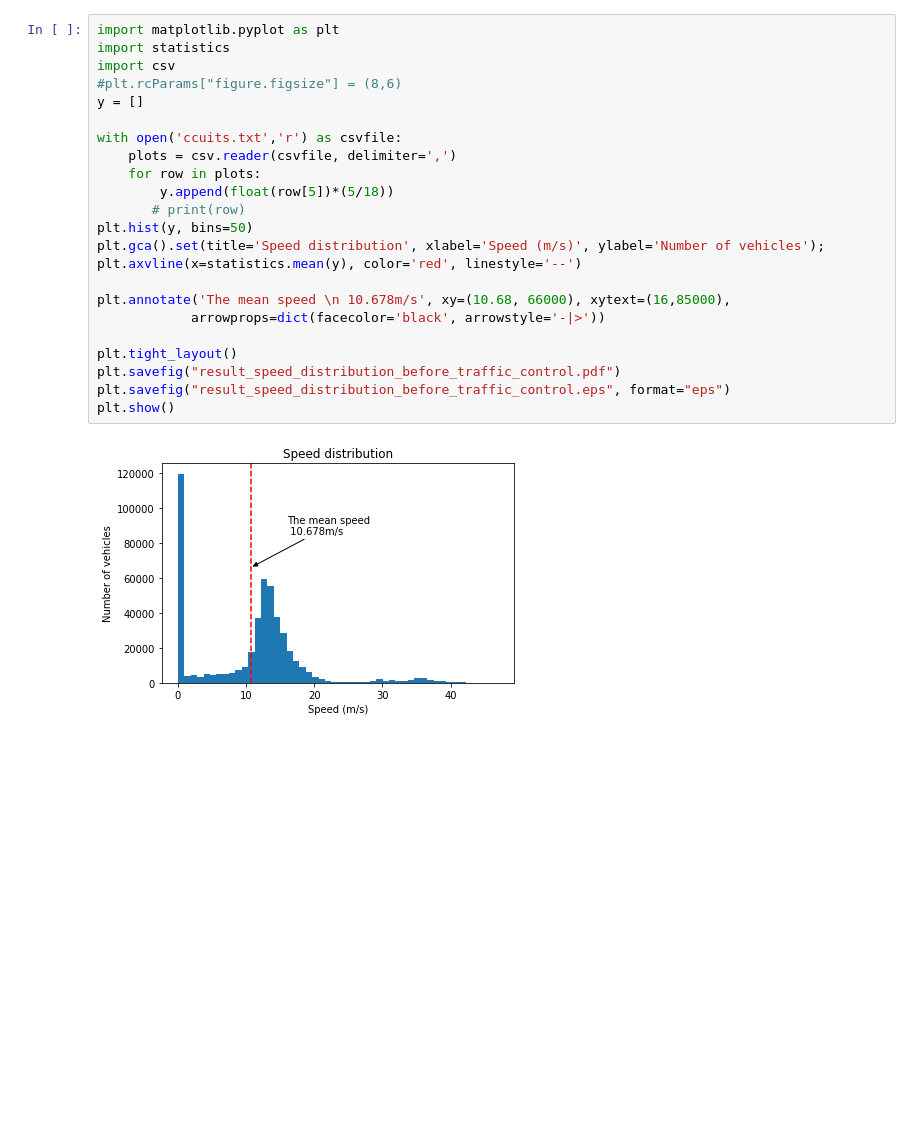
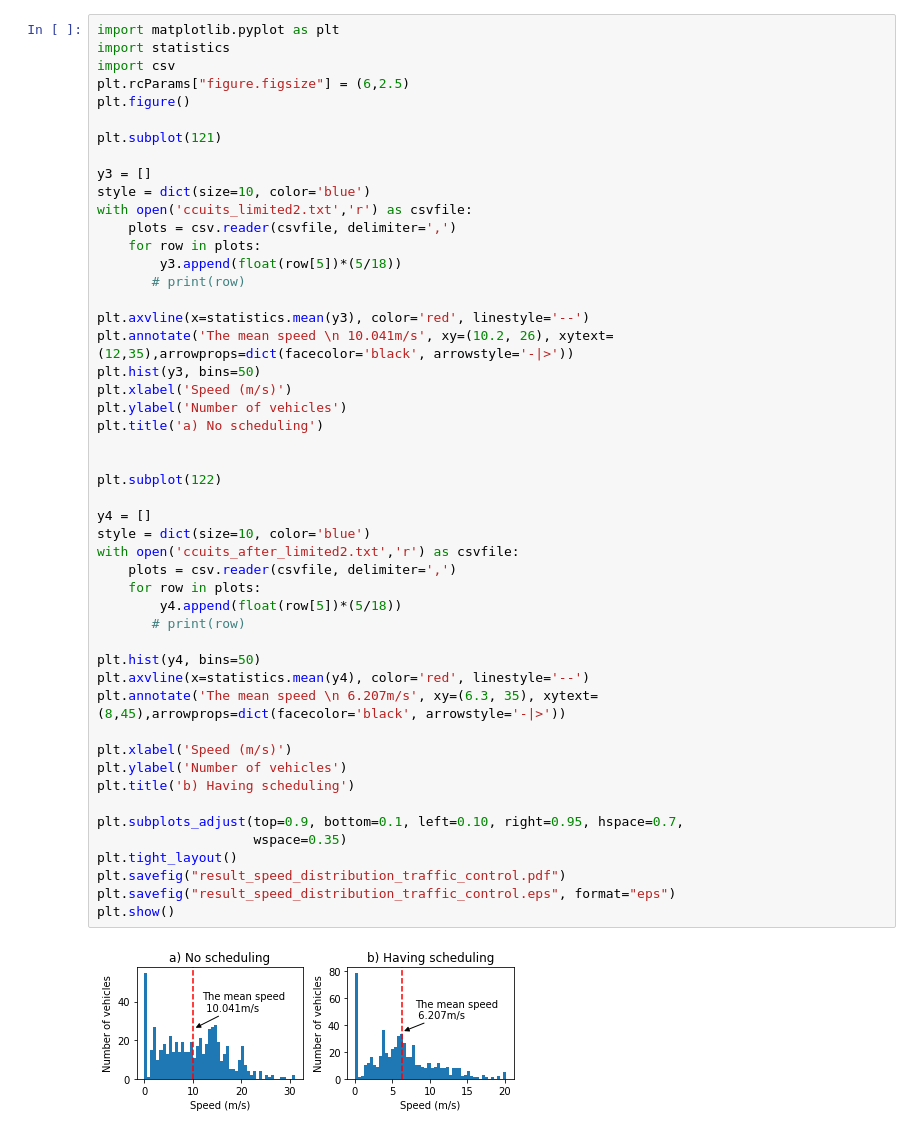
Before and after one commit to tuonglinhhm/EVPathPlanning, a Jupyter notebook: Draw.ipynb, the cells around one changed output. Drawn from its saved outputs; the diff is of its cells as text; blank space fills up the shorter version.

```diff
--- a/Draw.ipynb
+++ b/Draw.ipynb
@@ -60,25 +342,51 @@ The PostScript backend does not support transparency; partially transparent arti
 # %%
 import matplotlib.pyplot as plt
 import statistics
 import csv
-#plt.rcParams["figure.figsize"] = (8,6)
-y = []
+plt.rcParams["figure.figsize"] = (6,2.5)
+plt.figure()
 
-with open('ccuits.txt','r') as csvfile:
+plt.subplot(121)
+
+y3 = []
+style = dict(size=10, color='blue')
+with open('ccuits_limited2.txt','r') as csvfile:
     plots = csv.reader(csvfile, delimiter=',')
     for row in plots:
-        y.append(float(row[5])*(5/18))
+        y3.append(float(row[5])*(5/18))
        # print(row)
-plt.hist(y, bins=50)
-plt.gca().set(title='Speed distribution', xlabel='Speed (m/s)', ylabel='Number of vehicles');
-plt.axvline(x=statistics.mean(y), color='red', linestyle='--')
 
-plt.annotate('The mean speed \n 10.678m/s', xy=(10.68, 66000), xytext=(16,85000),
-            arrowprops=dict(facecolor='black', arrowstyle='-|>'))
+plt.axvline(x=statistics.mean(y3), color='red', linestyle='--')
+plt.annotate('The mean speed \n 10.041m/s', xy=(10.2, 26), xytext=(12,35),arrowprops=dict(facecolor='black', arrowstyle='-|>'))
+plt.hist(y3, bins=50)
+plt.xlabel('Speed (m/s)')
+plt.ylabel('Number of vehicles')
+plt.title('a) No scheduling')
 
+
+plt.subplot(122)
+
+y4 = []
+style = dict(size=10, color='blue')
+with open('ccuits_after_limited2.txt','r') as csvfile:
+    plots = csv.reader(csvfile, delimiter=',')
+    for row in plots:
+        y4.append(float(row[5])*(5/18))
+       # print(row)
+
+plt.hist(y4, bins=50)
+plt.axvline(x=statistics.mean(y4), color='red', linestyle='--')
+plt.annotate('The mean speed \n 6.207m/s', xy=(6.3, 35), xytext=(8,45),arrowprops=dict(facecolor='black', arrowstyle='-|>'))
+
+plt.xlabel('Speed (m/s)')
+plt.ylabel('Number of vehicles')
+plt.title('b) Having scheduling')
+
+plt.subplots_adjust(top=0.9, bottom=0.1, left=0.10, right=0.95, hspace=0.7,
+                    wspace=0.35)
 plt.tight_layout()
-plt.savefig("result_speed_distribution_before_traffic_control.pdf")
-plt.savefig("result_speed_distribution_before_traffic_control.eps", format="eps")
+plt.savefig("result_speed_distribution_traffic_control.pdf")
+plt.savefig("result_speed_distribution_traffic_control.eps", format="eps")
 plt.show()
 # %% [output]
-[figure, old version]
+[figure, new version]
```
Also changed, not shown: parts of 11 cells of this notebook, 2 other files.
